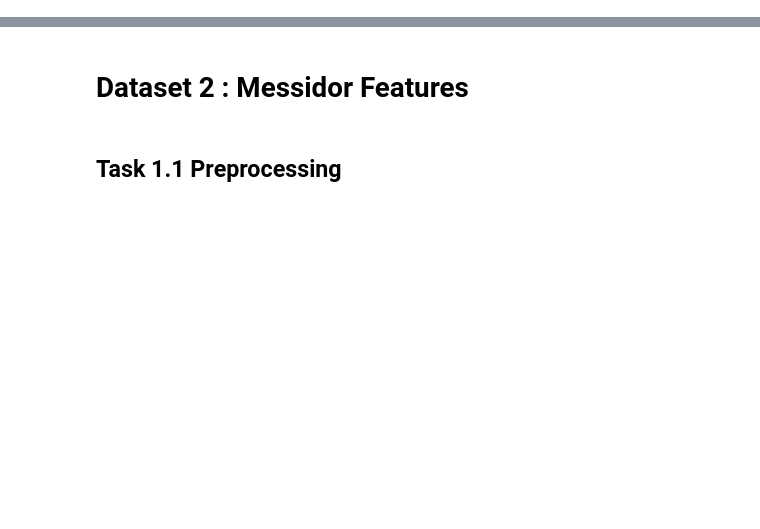
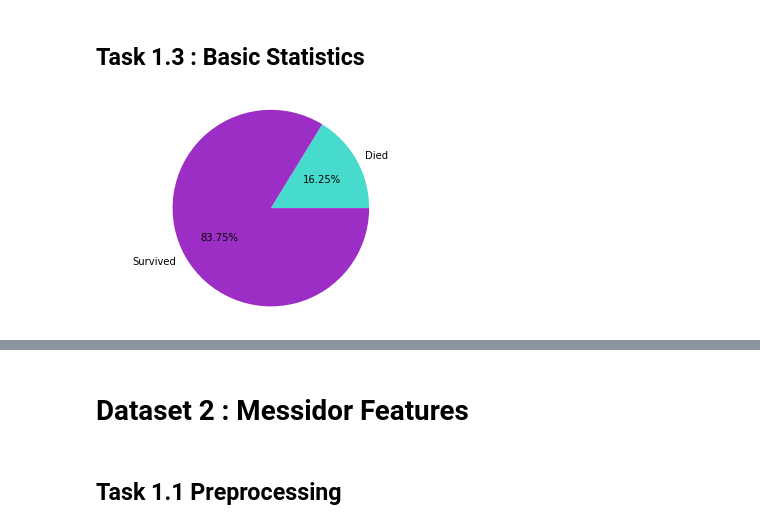
Before and after one commit to acollin19/comp551, a Jupyter notebook: assignment1_group_24.ipynb, the cells around one changed output, grey strips where cells are left out. Cells and saved outputs as stored; diff of their text form; code cells hidden in the pictures; blank space fills up the shorter version.

```diff
--- a/assignment1_group_24.ipynb
+++ b/assignment1_group_24.ipynb
@@ -155,0 +46,11 @@ Testing Accuracy: 0.7916666666666666
+# %%
+# Loading/cleaning datasets
+
+hepatitis = pd.read_csv("hepatitis.data", header=None)
+hepatitis = hepatitis[(hepatitis != '?').all(axis=1)]
+hepatitis = hepatitis.dropna().reset_index(drop=True)
+hepatitis = hepatitis.apply(pd.to_numeric)
+hepatitis.columns = ['CLASS','AGE','SEX','STEROID','ANTIVIRAL','FATIGUE','MALAISE','ANOREXIA',
+            'LIVER_BIG','LIVER_FIRM','SPLEEN_PALPABLE','SPIDERS','ASCITES','VARICES',
+            'BILIRUBIN','ALK_PHOSPHATE','SGOT','ALBUMIN','PROTIME','HISTOLOGY']
+hepatitis.head()
@@ -155,0 +64,5 @@ Testing Accuracy: 0.7916666666666666
+# %%
+# Hepatitis Dataset
+X_hepatitis = hepatitis.iloc[:, hepatitis.columns != 'CLASS'].values # x -> features (1-19)
+y_hepatitis = hepatitis.iloc[:, 0].values # y -> class label (0)
+display(X_hepatitis)
@@ -155,0 +116,12 @@ Testing Accuracy: 0.7916666666666666
+# %% [markdown]
+## Task 1.3 : Basic Statistics
+# %%
+# Positive vs. Negative Examples for Hepatitis Dataset
+
+hep_died = np.sum(y_hepatitis == 1)/y_hepatitis.shape[0]
+
+plt.pie([hep_died, 1-hep_died], labels=['Died', 'Survived'], colors=["#47DBCD", "#9D2EC5"], autopct='%1.2f%%')
+plt.axis('equal')
+plt.show()
+# %% [output]
+[figure, added]
```
Also changed, not shown: parts of 70 cells of this notebook.
